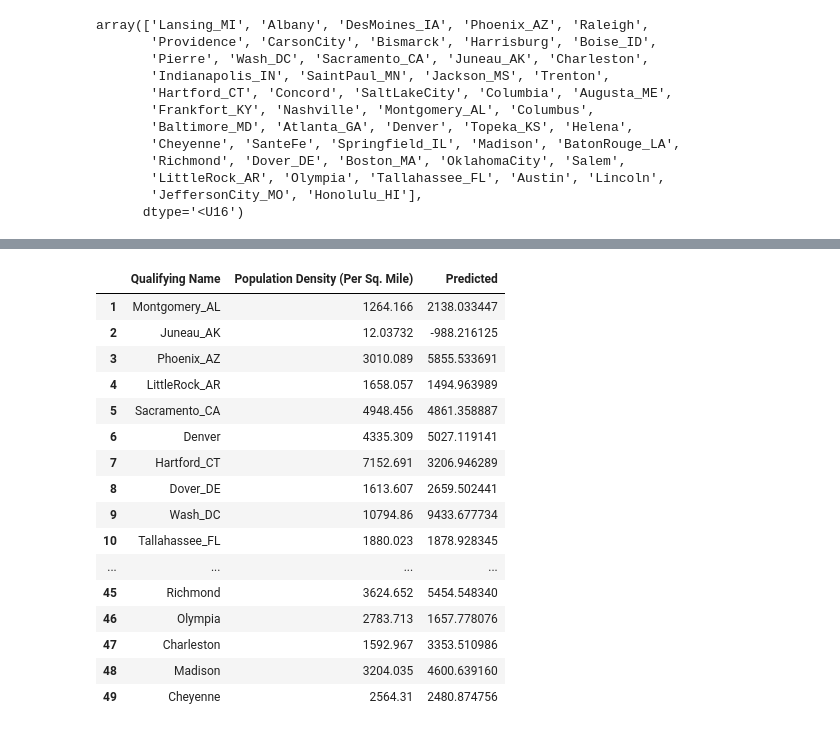
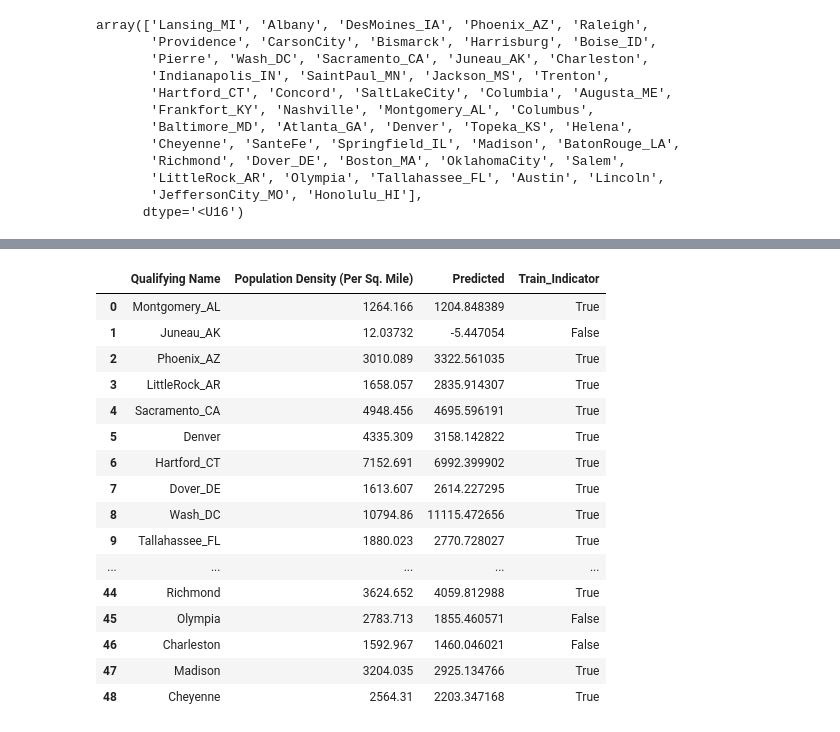
Before and after one commit to jdiaz4302/US_Demo_Net, a Jupyter notebook: model.ipynb, the cells around one changed output, grey strips where cells are left out. Drawn from its saved outputs; the diff is of its cells as text; code cells hidden in the pictures.

Commit message:
Training and eval complete, hopefully ready for other variables

```diff
--- a/model.ipynb
+++ b/model.ipynb
@@ -331 +327,3 @@ Baltimore_MD
 Honolulu_HI
+# %%
+train_cities, test_cities = train_test_split(new_cities, test_size = 0.2, random_state = 1234)
@@ -332,8 +343,10 @@ Honolulu_HI
 # %%
+np.random.seed(1234)
+
 def train_model(model):
 
     # Set up
-    random_index = np.random.choice(len(new_cities))
+    random_index = np.random.choice(len(train_cities))
     random_city = new_cities[random_index]
 
     ten, twenty, sixty = import_all_for_city(random_city)
@@ -345,7 +358,7 @@ def train_model(model):
     band10, band11, band12 = [fix_dim(i, 60) for i in sixty]
 
     stochastic_row = socy_df[socy_df['Qualifying Name'] == random_city]
-    Y = (stochastic_row['Population Density (Per Sq. Mile)'].values)
+    Y = (stochastic_row[variable_name].values)
     Y = Y.astype(float)
     Y = Variable(torch.from_numpy(Y)).type(torch.FloatTensor)
 
@@ -360,7 +373,7 @@ def train_model(model):
     return(loss)
 # %%
 loss_list = []
-for i in range(100):
+for i in range(400):
     loss_list.append(train_model(model).data.numpy()[0])
 # %%
 plt.plot(loss_list);
@@ -384,9 +398,11 @@ Parameter containing:
 [torch.FloatTensor of size 1]
 # %%
-Y_list = []
 pred_list = []
+train_indicator_list = []
 
 for city in socy_df['Qualifying Name'].values:
+    train_indicator_list.append(city in train_cities)
+
     ten, twenty, sixty = import_all_for_city(city)
 
     ten, twenty, sixty = [make_array_ready(array) for array in [ten, twenty, sixty]]
@@ -401,22 +417,23 @@ for city in socy_df['Qualifying Name'].values:
     pred_list.append(y_pred.data.numpy()[0])
 # %%
 socy_df['Predicted'] = pred_list
+socy_df['Train_Indicator'] = train_indicator_list
 socy_df
 # %% [output]
-|  | Qualifying Name | Population Density (Per Sq. Mile) | Predicted |
-| 1 | Montgomery_AL | 1264.166 | 2138.033447 |
-| 2 | Juneau_AK | 12.03732 | -988.216125 |
-| 3 | Phoenix_AZ | 3010.089 | 5855.533691 |
-| 4 | LittleRock_AR | 1658.057 | 1494.963989 |
-| 5 | Sacramento_CA | 4948.456 | 4861.358887 |
-| 6 | Denver | 4335.309 | 5027.119141 |
-| 7 | Hartford_CT | 7152.691 | 3206.946289 |
-| 8 | Dover_DE | 1613.607 | 2659.502441 |
-| 9 | Wash_DC | 10794.86 | 9433.677734 |
-| 10 | Tallahassee_FL | 1880.023 | 1878.928345 |
-| ... | ... | ... | ... |
-| 45 | Richmond | 3624.652 | 5454.548340 |
-| 46 | Olympia | 2783.713 | 1657.778076 |
-| 47 | Charleston | 1592.967 | 3353.510986 |
-| 48 | Madison | 3204.035 | 4600.639160 |
-| 49 | Cheyenne | 2564.31 | 2480.874756 |
+|  | Qualifying Name | Population Density (Per Sq. Mile) | Predicted | Train_Indicator |
+| 0 | Montgomery_AL | 1264.166 | 1204.848389 | True |
+| 1 | Juneau_AK | 12.03732 | -5.447054 | False |
+| 2 | Phoenix_AZ | 3010.089 | 3322.561035 | True |
+| 3 | LittleRock_AR | 1658.057 | 2835.914307 | True |
+| 4 | Sacramento_CA | 4948.456 | 4695.596191 | True |
+| 5 | Denver | 4335.309 | 3158.142822 | True |
+| 6 | Hartford_CT | 7152.691 | 6992.399902 | True |
+| 7 | Dover_DE | 1613.607 | 2614.227295 | True |
+| 8 | Wash_DC | 10794.86 | 11115.472656 | True |
+| 9 | Tallahassee_FL | 1880.023 | 2770.728027 | True |
+| ... | ... | ... | ... | ... |
+| 44 | Richmond | 3624.652 | 4059.812988 | True |
+| 45 | Olympia | 2783.713 | 1855.460571 | False |
+| 46 | Charleston | 1592.967 | 1460.046021 | False |
+| 47 | Madison | 3204.035 | 2925.134766 | True |
+| 48 | Cheyenne | 2564.31 | 2203.347168 | True |
```
Also changed, not shown: parts of 20 cells of this notebook.
